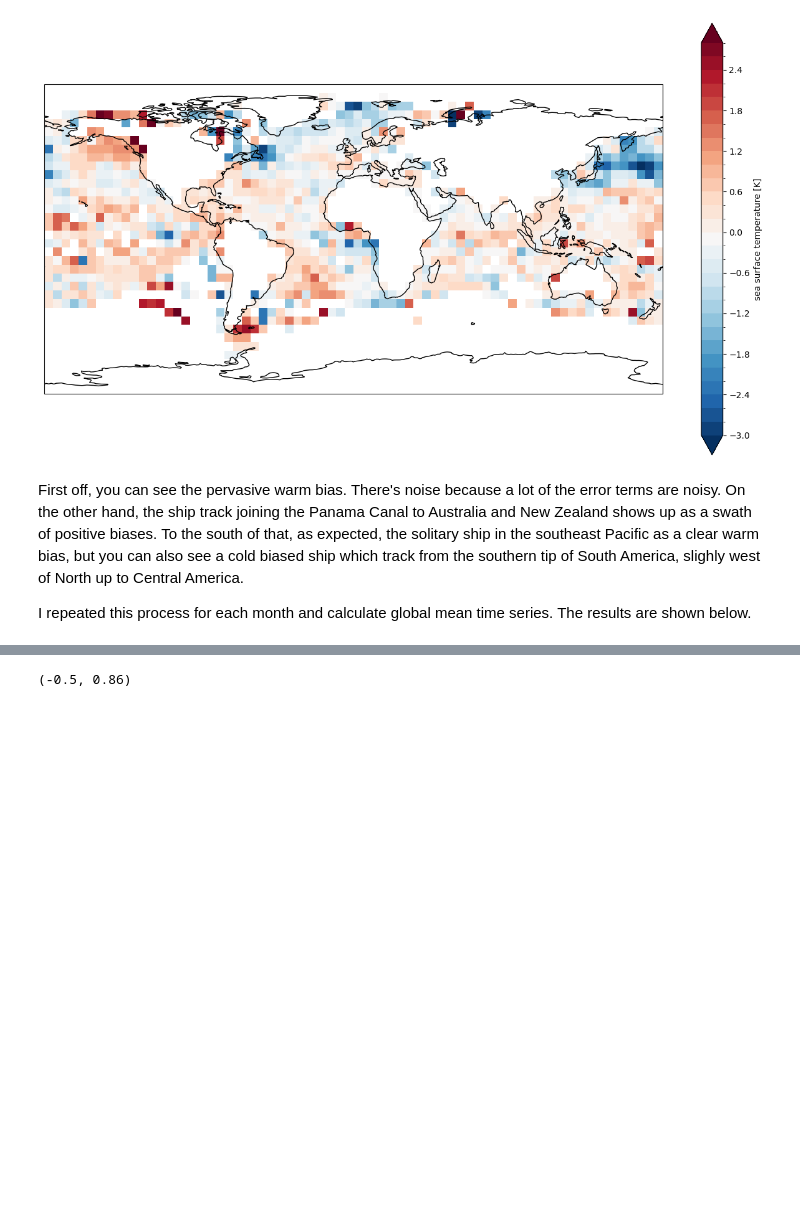
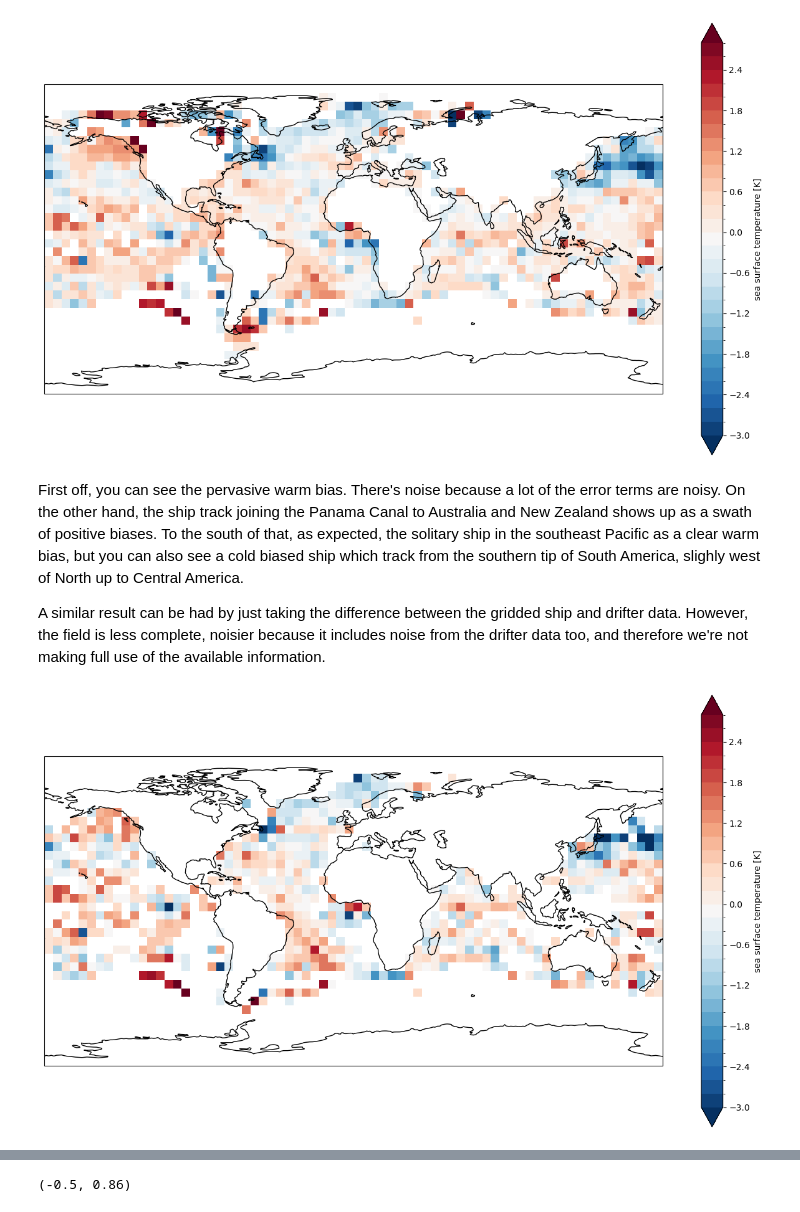
Before and after one commit to jjk-code-otter/open-ocean, a Jupyter notebook: notebooks/bias_estimation.ipynb, the cells around one changed output, grey strips where cells are left out. Cells and saved outputs as stored; diff of their text form; code cells hidden in the pictures; blank space fills up the shorter version.

```diff
--- a/notebooks/bias_estimation.ipynb
+++ b/notebooks/bias_estimation.ipynb
@@ -140,7 +140,12 @@ ship_error.plot_map_5x5()
 # %% [markdown]
 First off, you can see the pervasive warm bias. There's noise because a lot of the error terms are noisy. On the other hand, the ship track joining the Panama Canal to Australia and New Zealand shows up as a swath of positive biases. To the south of that, as expected, the solitary ship in the southeast Pacific as a clear warm bias, but you can also see a cold biased ship which track from the southern tip of South America, slighly west of North up to Central America.
 
-I repeated this process for each month and calculate global mean time series. The results are shown below.
+A similar result can be had by just taking the difference between the gridded ship and drifter data. However, the field is less complete, noisier because it includes noise from the drifter data too, and therefore we're not making full use of the available information.
+# %%
+ship_error_simple = ship_grid - drifter_grid
+ship_error_simple.plot_map_5x5()
+# %% [output]
+[figure, added]
 # %%
 data_file = data_dir / "IQUAM" / "OutputData" / "timeseries_with_uncertainty.csv"
 data = pd.read_csv(data_file, header=[0, 1], index_col=0)
```
Also changed, not shown: parts of 5 cells of this notebook.
